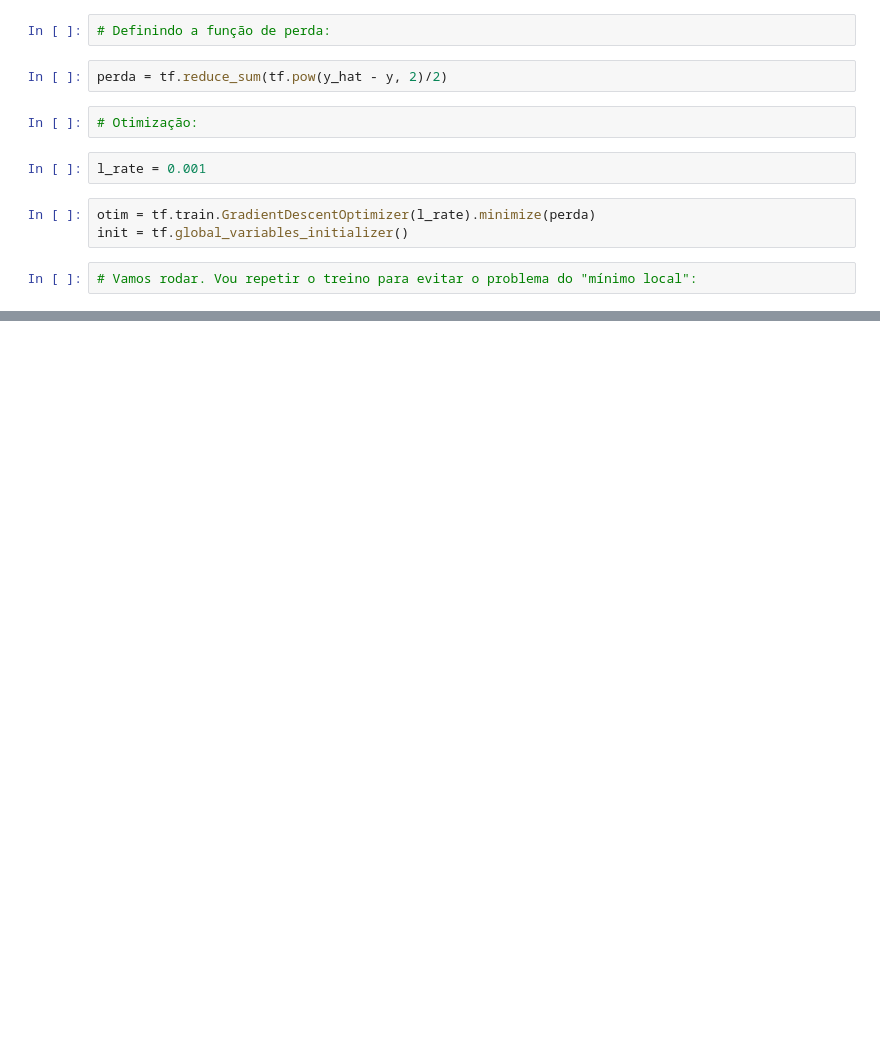
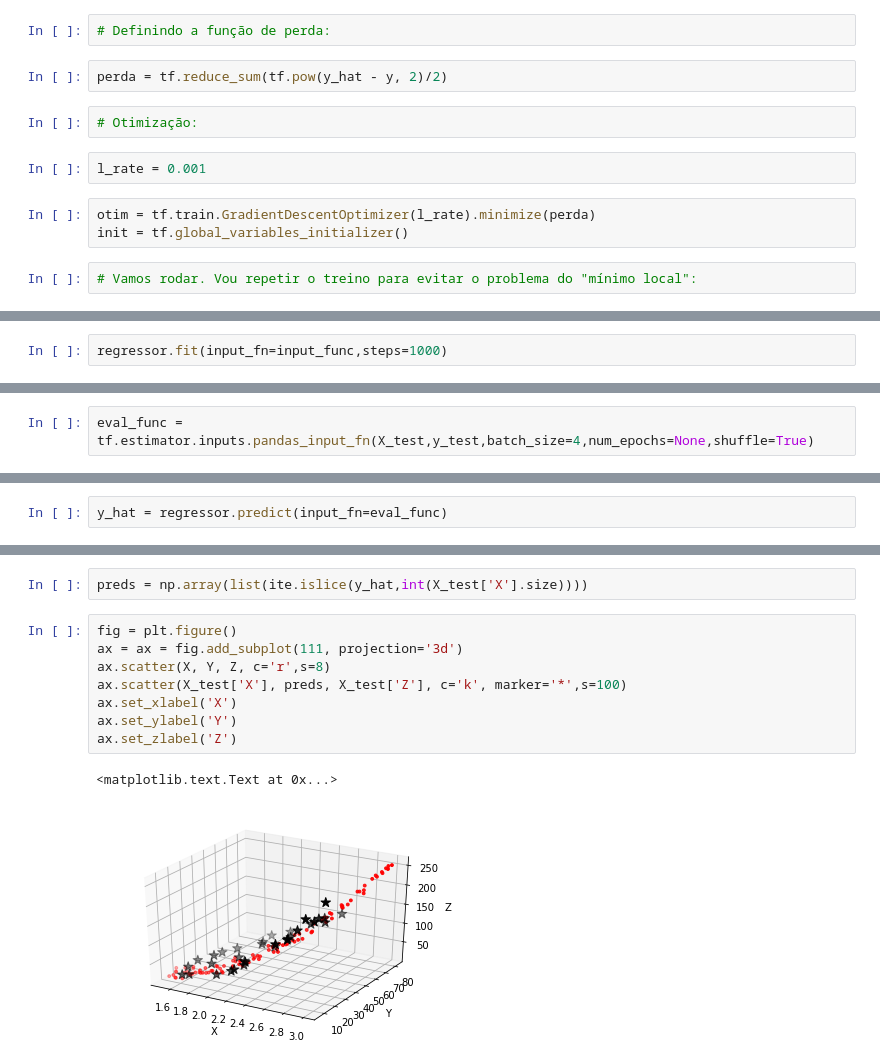
Before and after one commit to cleuton/datascience, a Jupyter notebook: book/capt13/ANN.ipynb, the cells around one changed output, grey strips where cells are left out. Cells and saved outputs as stored; diff of their text form; blank space fills up the shorter version.

```diff
--- a/book/capt13/ANN.ipynb
+++ b/book/capt13/ANN.ipynb
@@ -97,0 +148,2 @@ a 96.9161 b -94.9782
+# %%
+regressor.fit(input_fn=input_func,steps=1000)
@@ -97,0 +169,2 @@ a 96.9161 b -94.9782
+# %%
+eval_func = tf.estimator.inputs.pandas_input_fn(X_test,y_test,batch_size=4,num_epochs=None,shuffle=True)
@@ -97,0 +188,2 @@ a 96.9161 b -94.9782
+# %%
+y_hat = regressor.predict(input_fn=eval_func)
@@ -97,0 +197,13 @@ a 96.9161 b -94.9782
+# %%
+preds = np.array(list(ite.islice(y_hat,int(X_test['X'].size))))
+# %%
+fig = plt.figure()
+ax = ax = fig.add_subplot(111, projection='3d')
+ax.scatter(X, Y, Z, c='r',s=8)
+ax.scatter(X_test['X'], preds, X_test['Z'], c='k', marker='*',s=100)
+ax.set_xlabel('X')
+ax.set_ylabel('Y')
+ax.set_zlabel('Z')
+# %% [output]
+<matplotlib.text.Text at 0x...>
+[figure, added]
```
Also changed, not shown: parts of 19 cells of this notebook.
